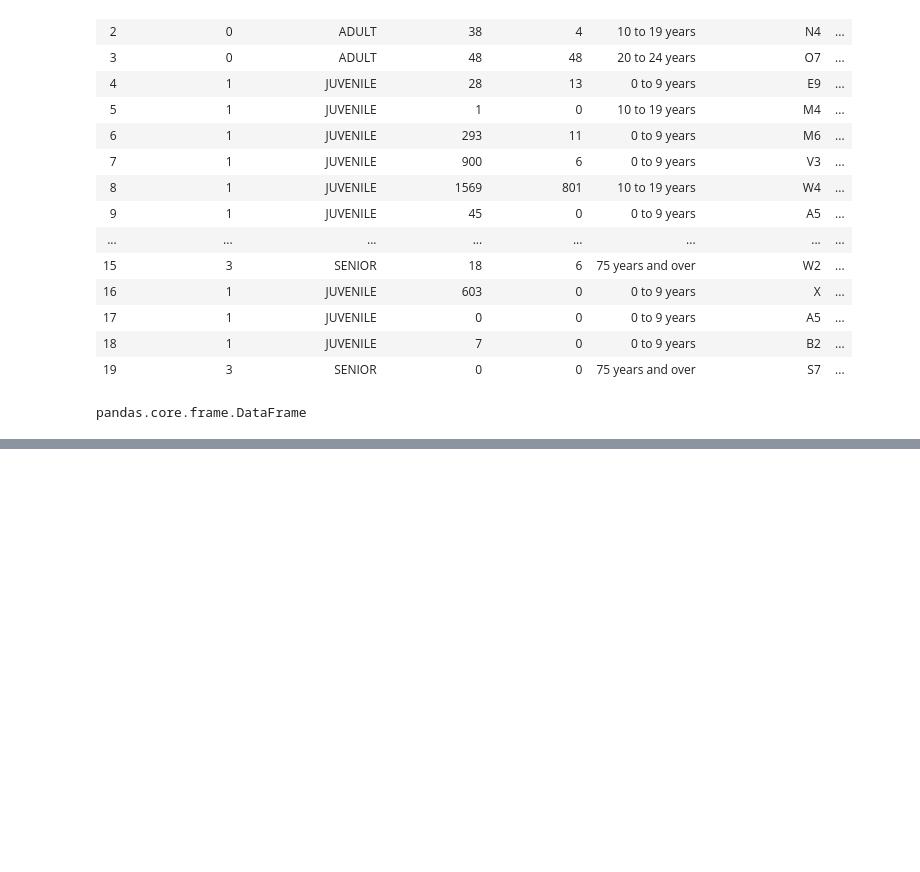
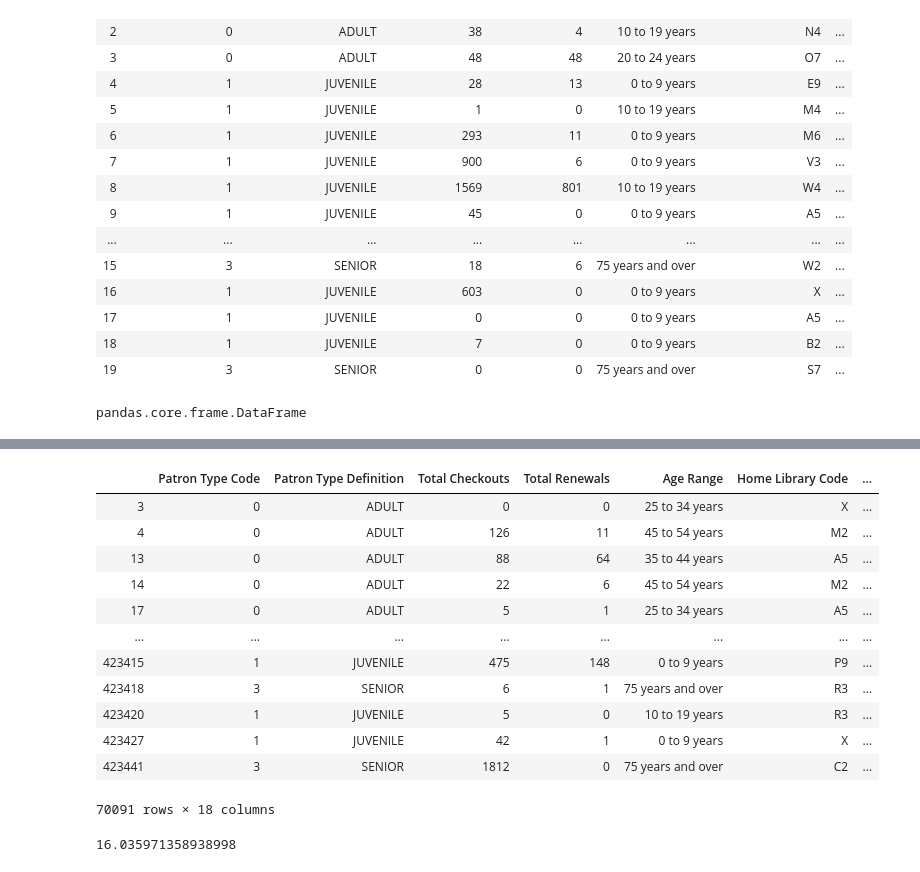
Before and after one commit to hanGemma/2020-11-30Data_Librarian_JHHan, a Jupyter notebook: Modul_3/notebook/pandas_intoduction.ipynb, the cells around one changed output, grey strips where cells are left out. Drawn from its saved outputs; the diff is of its cells as text; code cells hidden in the pictures; blank space fills up the shorter version.

```diff
--- a/Modul_3/notebook/pandas_intoduction.ipynb
+++ b/Modul_3/notebook/pandas_intoduction.ipynb
@@ -200,0 +542,28 @@ dfnewexcel.to_csv('../data/Library_Usage_Smallnew.csv')
+# %%
+#Wie viele Personen stammen aus dem Norden San Franciscos (Supervisor Districts 1, 2 und 3): 70091
+# warum mit function Series.isin()?
+filter2 = (df['Supervisor District'] >= 1) & (df['Supervisor District'] <=3)
+df.loc[filter2]
+# %% [output]
+|  | Patron Type Code | Patron Type Definition | Total Checkouts | Total Renewals | Age Range | Home Library Code | ... |
+| 3 | 0 | ADULT | 0 | 0 | 25 to 34 years | X | ... |
+| 4 | 0 | ADULT | 126 | 11 | 45 to 54 years | M2 | ... |
+| 13 | 0 | ADULT | 88 | 64 | 35 to 44 years | A5 | ... |
+| 14 | 0 | ADULT | 22 | 6 | 45 to 54 years | M2 | ... |
+| 17 | 0 | ADULT | 5 | 1 | 25 to 34 years | A5 | ... |
+| ... | ... | ... | ... | ... | ... | ... | ... |
+| 423415 | 1 | JUVENILE | 475 | 148 | 0 to 9 years | P9 | ... |
+| 423418 | 3 | SENIOR | 6 | 1 | 75 years and over | R3 | ... |
+| 423420 | 1 | JUVENILE | 5 | 0 | 10 to 19 years | R3 | ... |
+| 423427 | 1 | JUVENILE | 42 | 1 | 0 to 9 years | X | ... |
+| 423441 | 3 | SENIOR | 1812 | 0 | 75 years and over | C2 | ... |
+70091 rows × 18 columns
+# %%
+#Wie viele Prozent der Beobachtungen haben eine Membership Duration von Null Monaten? 16.036%
+total  = len(df)
+filter4 = (df['Membership Duration'] == 0)
+teil = len(df.loc[filter4])
+percent = (teil/total)*100
+print(percent)
+# %% [output]
+16.035971358938998
```
Also changed, not shown: parts of 35 cells of this notebook, 2 other files.
